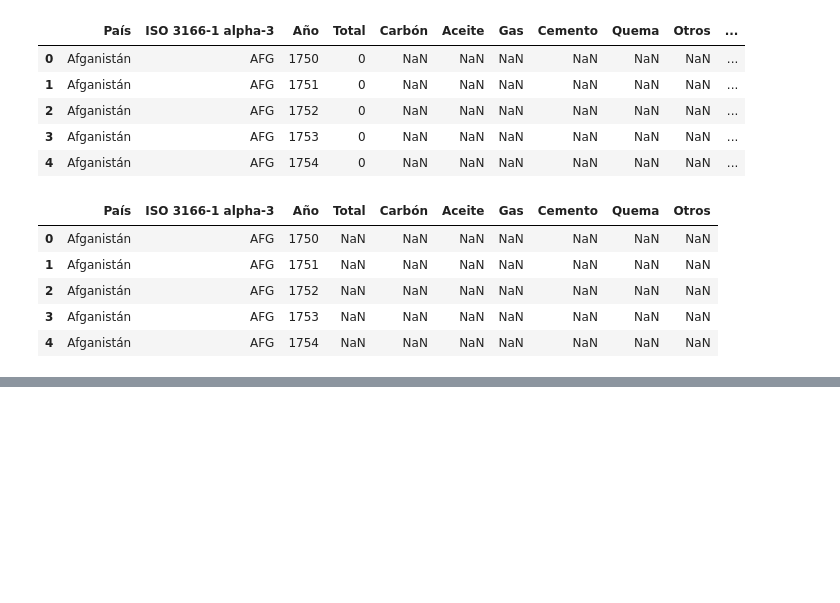
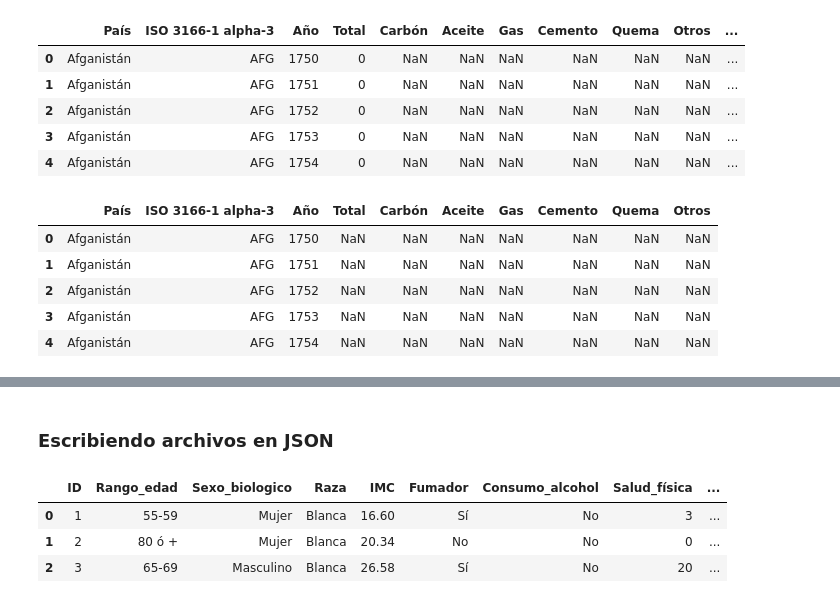
Before and after one commit to AndresCMontejo/PANDAS_I-O, a Jupyter notebook: Panda_I_O.ipynb, the cells around one changed output, grey strips where cells are left out. Cells and saved outputs as stored; diff of their text form; code cells hidden in the pictures; blank space fills up the shorter version.

```diff
--- a/Panda_I_O.ipynb
+++ b/Panda_I_O.ipynb
@@ -272,0 +327,10 @@ fuentes_sheet.tail()
+# %% [markdown]
+### **Escribiendo archivos en JSON**
+# %%
+archjson_final.to_json('archjson_final.json')
+pd.read_json('archjson_final.json')
+# %% [output]
+|  | ID | Rango_edad | Sexo_biologico | Raza | IMC | Fumador | Consumo_alcohol | Salud_física | ... |
+| 0 | 1 | 55-59 | Mujer | Blanca | 16.60 | Sí | No | 3 | ... |
+| 1 | 2 | 80 ó + | Mujer | Blanca | 20.34 | No | No | 0 | ... |
+| 2 | 3 | 65-69 | Masculino | Blanca | 26.58 | Sí | No | 20 | ... |
```
Also changed, not shown: parts of 8 cells of this notebook.
